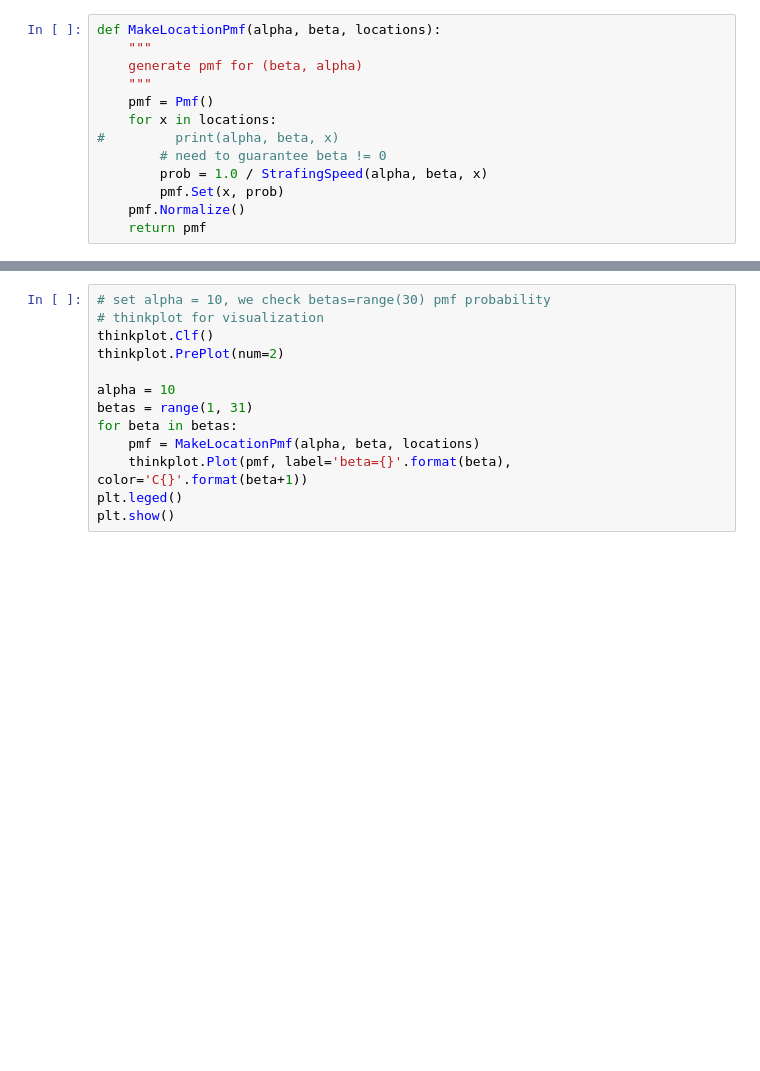
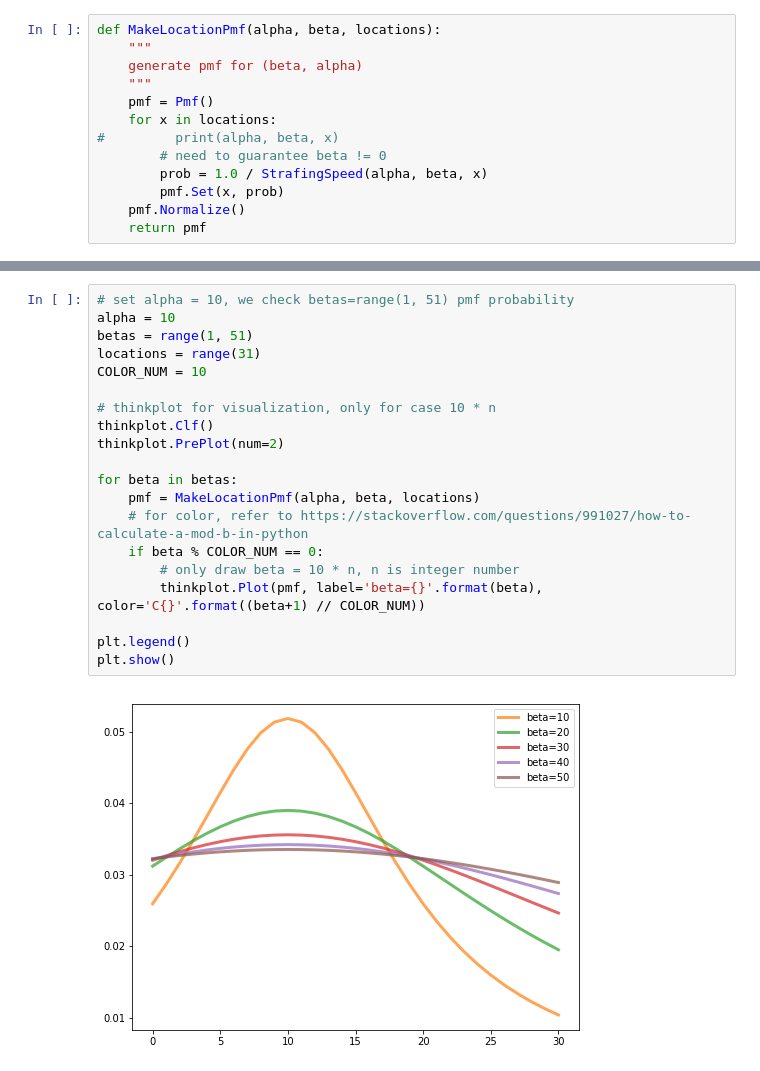
Before and after one commit to llv22/thinkbayes, a Jupyter notebook: chapter9/chapter9_statistic.ipynb, the cells around one changed output, grey strips where cells are left out. Saved outputs shown, nothing was run; the diff lists cells and outputs as text; blank space fills up the shorter version.

```diff
--- a/chapter9/chapter9_statistic.ipynb
+++ b/chapter9/chapter9_statistic.ipynb
@@ -51,13 +57,22 @@ locations = range(31)
 # %%
-# set alpha = 10, we check betas=range(30) pmf probability
-# thinkplot for visualization
+# set alpha = 10, we check betas=range(1, 51) pmf probability
+alpha = 10
+betas = range(1, 51)
+locations = range(31)
+COLOR_NUM = 10
+
+# thinkplot for visualization, only for case 10 * n
 thinkplot.Clf()
 thinkplot.PrePlot(num=2)
 
-alpha = 10
-betas = range(1, 31)
 for beta in betas:
     pmf = MakeLocationPmf(alpha, beta, locations)
-    thinkplot.Plot(pmf, label='beta={}'.format(beta), color='C{}'.format(beta+1))
-plt.leged()
+    # for color, refer to https://stackoverflow.com/questions/991027/how-to-calculate-a-mod-b-in-python
+    if beta % COLOR_NUM == 0:
+        # only draw beta = 10 * n, n is integer number
+        thinkplot.Plot(pmf, label='beta={}'.format(beta), color='C{}'.format((beta+1) // COLOR_NUM))
+
+plt.legend()
 plt.show()
+# %% [output]
+[figure, added]
```
Also changed, not shown: parts of 5 cells of this notebook, 1 other file.
